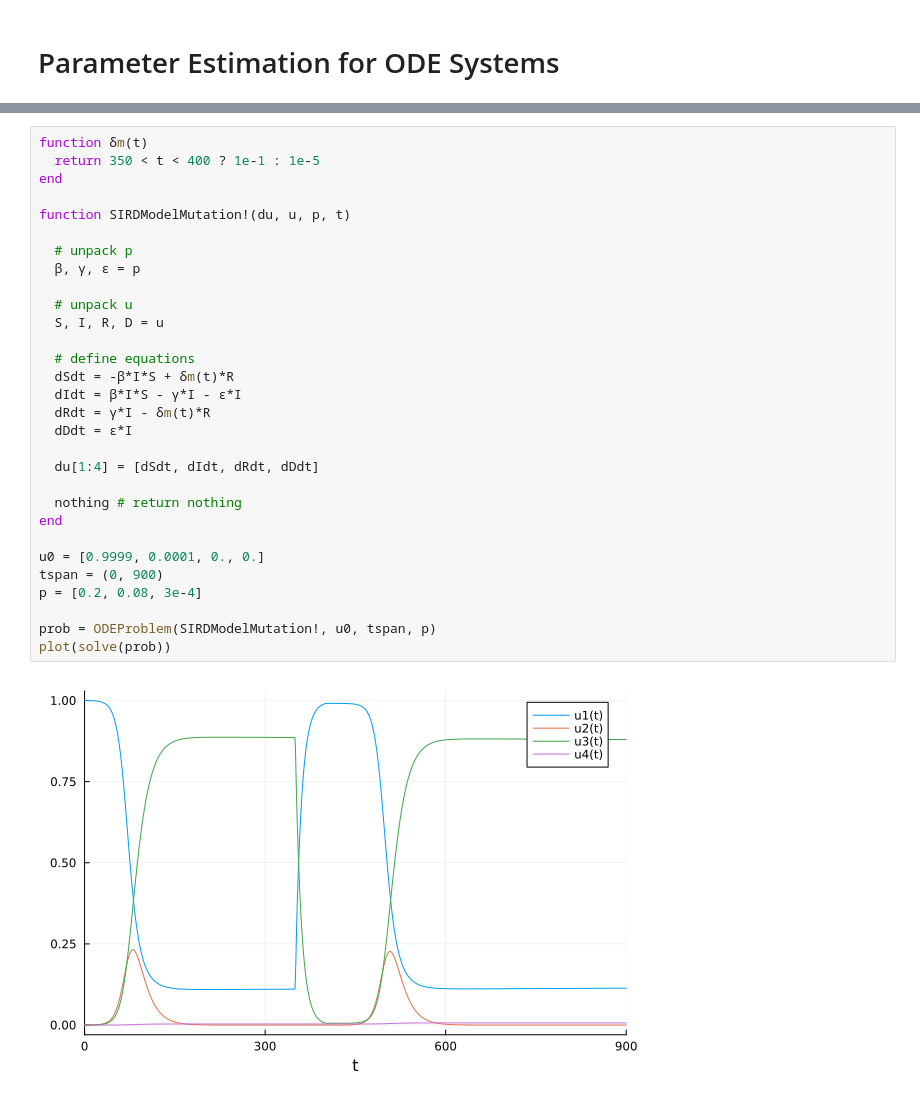
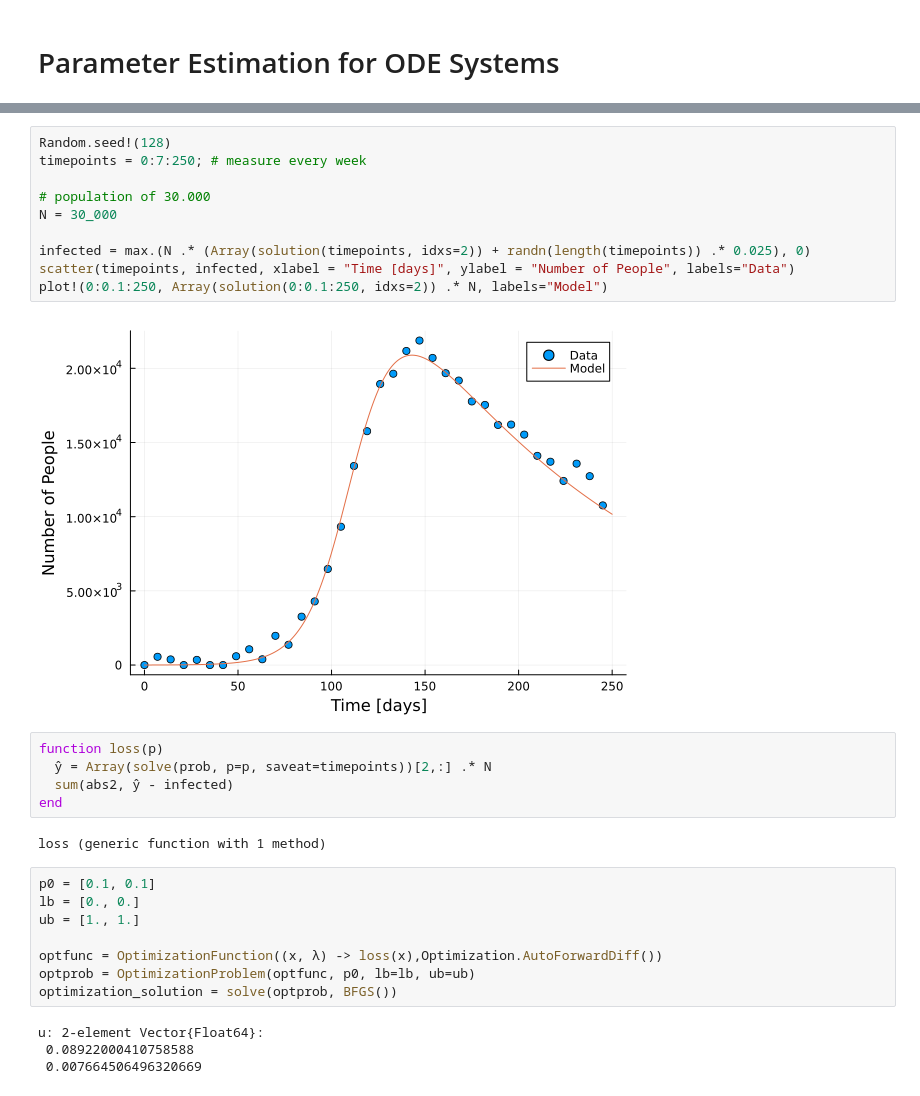
Before and after one commit to Computational-Biology-TUe/Julia-sysbio-workshop, a Jupyter notebook: 03-Dynamic-Modeling/02-Parameter-Estimation.ipynb, the cells around one changed output, grey strips where cells are left out. Saved outputs shown, nothing was run; the diff lists cells and outputs as text.

```diff
--- a/03-Dynamic-Modeling/02-Parameter-Estimation.ipynb
+++ b/03-Dynamic-Modeling/02-Parameter-Estimation.ipynb
@@ -44,32 +46,31 @@ plot(solve(prob))
-# %%
-function δm(t)
-  return 350 < t < 400 ? 1e-1 : 1e-5
-end
-
-function SIRDModelMutation!(du, u, p, t)
-
-  # unpack p
-  β, γ, ϵ = p
-
-  # unpack u
-  S, I, R, D = u
-
-  # define equations
-  dSdt = -β*I*S + δm(t)*R
-  dIdt = β*I*S - γ*I - ϵ*I
-  dRdt = γ*I - δm(t)*R
-  dDdt = ϵ*I
-
-  du[1:4] = [dSdt, dIdt, dRdt, dDdt]
-
-  nothing # return nothing
-end
-
-u0 = [0.9999, 0.0001, 0., 0.]
-tspan = (0, 900)
-p = [0.2, 0.08, 3e-4]
-
-prob = ODEProblem(SIRDModelMutation!, u0, tspan, p)
-plot(solve(prob))
-# %% [output]
-[figure, removed]
+# %%
+Random.seed!(128)
+timepoints = 0:7:250; # measure every week
+
+# population of 30.000
+N = 30_000
+
+infected = max.(N .* (Array(solution(timepoints, idxs=2)) + randn(length(timepoints)) .* 0.025), 0)
+scatter(timepoints, infected, xlabel = "Time [days]", ylabel = "Number of People", labels="Data")
+plot!(0:0.1:250, Array(solution(0:0.1:250, idxs=2)) .* N, labels="Model")
+# %% [output]
+[figure, added]
+# %%
+function loss(p)
+  ŷ = Array(solve(prob, p=p, saveat=timepoints))[2,:] .* N
+  sum(abs2, ŷ - infected)
+end
+# %% [output]
+loss (generic function with 1 method)
+# %%
+p0 = [0.1, 0.1]
+lb = [0., 0.]
+ub = [1., 1.]
+
+optfunc = OptimizationFunction((x, λ) -> loss(x),Optimization.AutoForwardDiff())
+optprob = OptimizationProblem(optfunc, p0, lb=lb, ub=ub)
+optimization_solution = solve(optprob, BFGS())
+# %% [output]
+u: 2-element Vector{Float64}:
+ 0.08922000410758588
+ 0.007664506496320669
```
Also changed, not shown: parts of 6 cells of this notebook, 1 other file.
